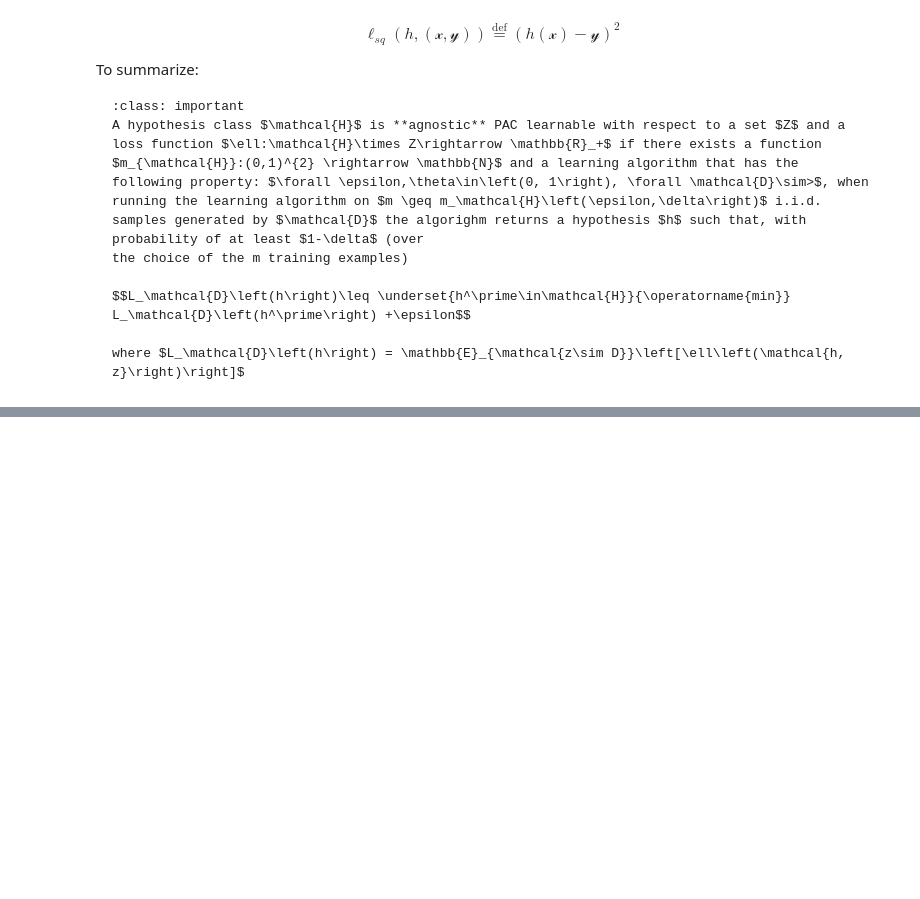
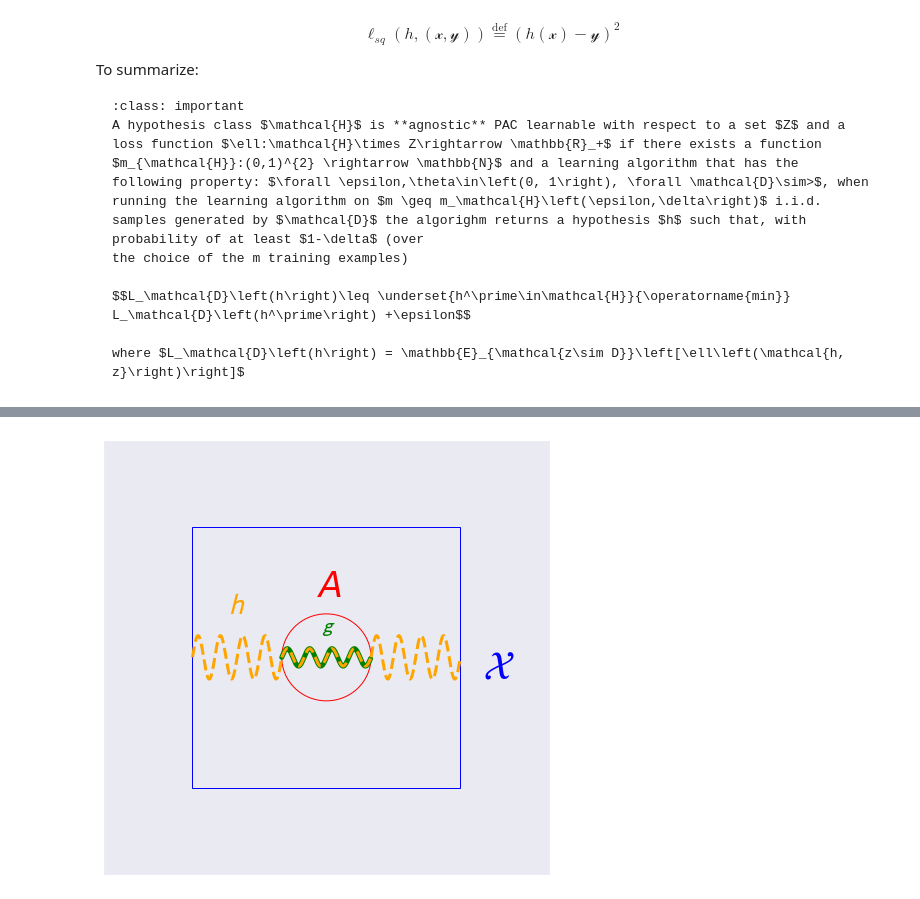
Before and after one commit to Nico995/Machine-Learning-For-Online-Purchases-Prediction, a Jupyter notebook: _sources/appendix.ipynb, the cells around one changed output, grey strips where cells are left out. Drawn from its saved outputs; the diff is of its cells as text; code cells hidden in the pictures; blank space fills up the shorter version.

```diff
--- a/_sources/appendix.ipynb
+++ b/_sources/appendix.ipynb
@@ -682,0 +741,48 @@ where $L_\mathcal{D}\left(h\right) = \mathbb{E}_{\mathcal{z\sim D}}\left[\ell\le
+# %%
+import matplotlib.pyplot as plt
+import matplotlib.patches as patches
+import matplotlib.path as mpath
+
+sns.set_style("darkgrid")
+
+# fig = plt.figure()
+fig, ax = plt.subplots(1, 1, figsize=(8, 8))
+
+# Domain X
+ax.add_patch(patches.Rectangle((2, 2), 6, 6, fc='none', ec='blue'))
+ax.text(8.5, 4.5, '$\mathcal{X}$', fontsize=40, color='blue')
+
+# Subset A
+ax.add_patch(patches.Circle((5, 5), 1, fc='none', ec='red'))
+ax.text(4.8, 6.4, '$A$', fontsize=35, color='red')
+
+# 0-1 behaviour over A
+x_a = np.arange(4, 6, 0.01);
+y_a = np.sin(x_a*(4*np.pi))*0.2 + 5
+ax.plot(x_a, y_a, color='green', linewidth=5)
+ax.text(4.9, 5.6, '$\mathcal{g}$', fontsize=20, color='green')
+
+# 0-1 behaviour over X
+x_x_left = np.arange(2, 4, 0.01)
+y_x_left = np.sin(x_x_left*(4*np.pi))*0.5 + 5
+ax.plot(x_x_left, y_x_left, color='orange', linestyle='--', linewidth=3)
+
+x_a = np.arange(4, 6, 0.01);
+y_a = np.sin(x_a*(4*np.pi))*0.2 + 5
+ax.plot(x_a, y_a, color='orange', linestyle='--', linewidth=3)
+
+x_x_right = np.arange(6, 8, 0.01)
+y_x_right = np.sin(x_x_right*(4*np.pi))*0.5 + 5
+ax.plot(x_x_right, y_x_right, color='orange', linestyle='--', linewidth=3)
+
+ax.text(2.8, 6, '$\mathcal{h}$', fontsize=30, color='orange')
+# Amplitude of the sine wave is sine of a variable like time
+
+
+plt.ylim((0, 10))
+plt.xlim((0, 10))
+ax.set_yticks([])
+ax.set_xticks([])
+plt.show()
+# %% [output]
+[figure, added]
```
Also changed, not shown: parts of 3 cells of this notebook, 55 other files.
